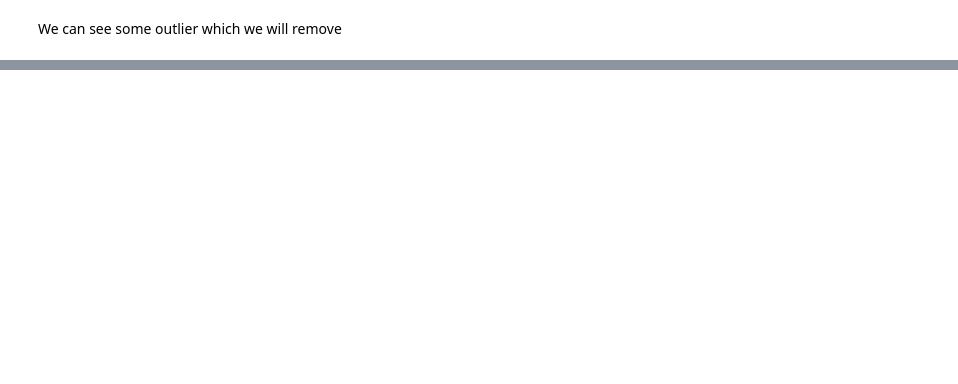
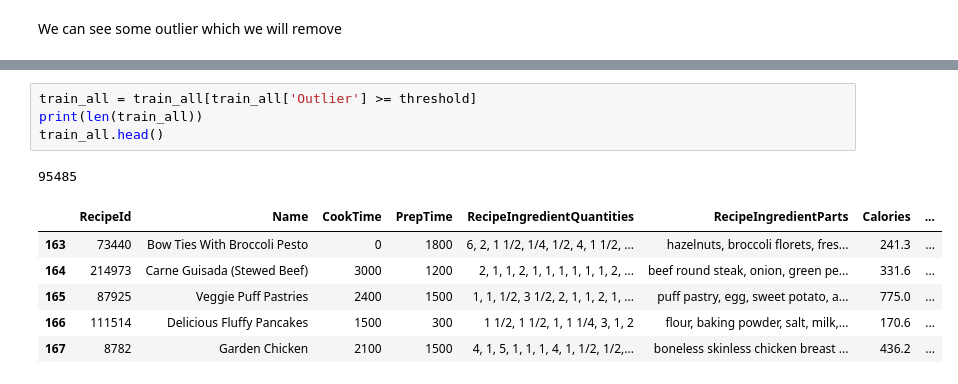
Before and after one commit to sallto/baml, a Jupyter notebook: notebook.ipynb, the cells around one changed output, grey strips where cells are left out. Saved outputs shown, nothing was run; the diff lists cells and outputs as text; blank space fills up the shorter version.

```diff
--- a/notebook.ipynb
+++ b/notebook.ipynb
@@ -235,0 +218,12 @@ test = all[all['TestSetId'].notna()]
+# %%
+train_all = train_all[train_all['Outlier'] >= threshold]
+print(len(train_all))
+train_all.head()
+# %% [output]
+95485
+|  | RecipeId | Name | CookTime | PrepTime | RecipeIngredientQuantities | RecipeIngredientParts | Calories | ... |
+| 163 | 73440 | Bow Ties With Broccoli Pesto | 0 | 1800 | 6, 2, 1 1/2, 1/4, 1/2, 4, 1 1/2, ... | hazelnuts, broccoli florets, fres... | 241.3 | ... |
+| 164 | 214973 | Carne Guisada (Stewed Beef) | 3000 | 1200 | 2, 1, 1, 2, 1, 1, 1, 1, 1, 1, 2, ... | beef round steak, onion, green pe... | 331.6 | ... |
+| 165 | 87925 | Veggie Puff Pastries | 2400 | 1500 | 1, 1, 1/2, 3 1/2, 2, 1, 1, 2, 1, ... | puff pastry, egg, sweet potato, a... | 775.0 | ... |
+| 166 | 111514 | Delicious Fluffy Pancakes | 1500 | 300 | 1 1/2, 1 1/2, 1, 1 1/4, 3, 1, 2 | flour, baking powder, salt, milk,... | 170.6 | ... |
+| 167 | 8782 | Garden Chicken | 2100 | 1500 | 4, 1, 5, 1, 1, 1, 4, 1, 1/2, 1/2,... | boneless skinless chicken breast ... | 436.2 | ... |
```
Also changed, not shown: parts of 30 cells of this notebook, 1 other file.
